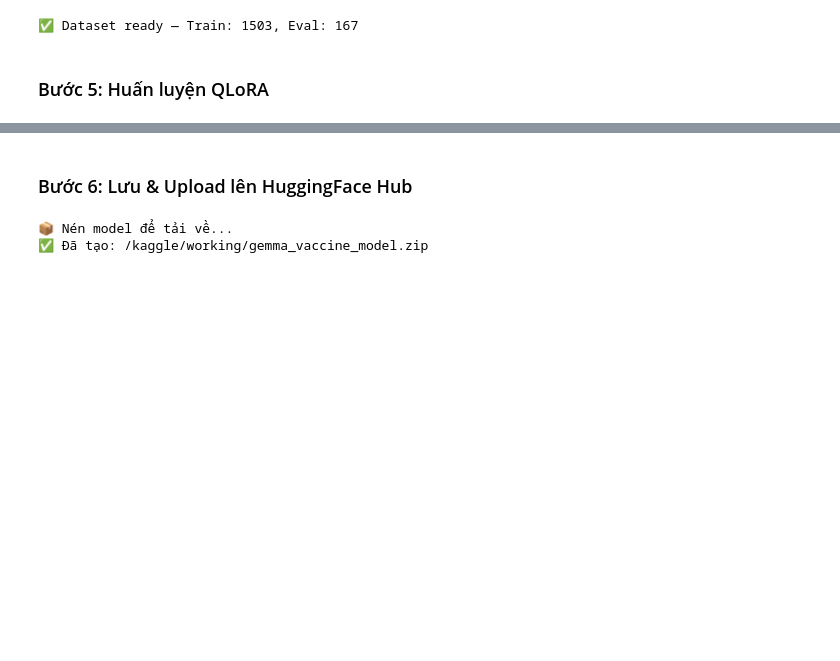
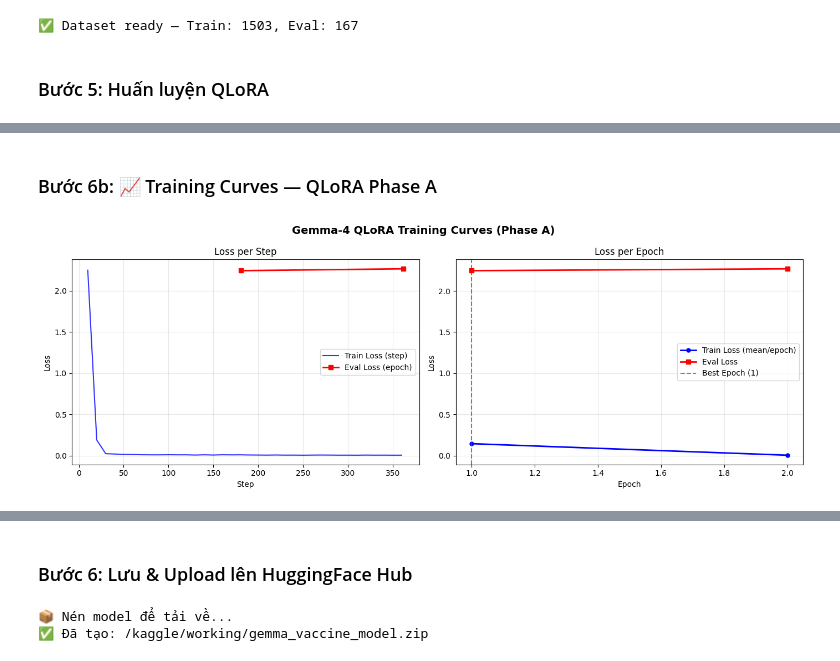
Before and after one commit to quynhphuong1209/VaccineNLP_Project, a Jupyter notebook: notebooks/vaccinenlp-gemma-4-qlora-multitask.ipynb, the cells around one changed output, grey strips where cells are left out. Drawn from its saved outputs; the diff is of its cells as text; code cells hidden in the pictures; blank space fills up the shorter version.

```diff
--- a/notebooks/vaccinenlp-gemma-4-qlora-multitask.ipynb
+++ b/notebooks/vaccinenlp-gemma-4-qlora-multitask.ipynb
@@ -347,2 +346,58 @@ Unsloth: Restored added_tokens_decoder metadata in /kaggle/working/gemma_qlora_x
 Unsloth: Restored added_tokens_decoder metadata in /kaggle/working/gemma_qlora_xai/final_model/tokenizer_config.json.
 ✅ Model đã lưu: /kaggle/working/gemma_qlora_xai/final_model
+# %% [markdown]
+### Bước 6b: 📈 Training Curves — QLoRA Phase A
+# %%
+# [CELL 6b] Training Curves — SFTTrainer log_history
+import matplotlib.pyplot as plt, numpy as np
+
+log_history = trainer.state.log_history
+train_logs = [(x["step"], x["loss"])      for x in log_history if "loss" in x and "eval_loss" not in x]
+eval_logs  = [(x["step"], x["eval_loss"]) for x in log_history if "eval_loss" in x]
+
+if not train_logs:
+    print("No training logs found")
+else:
+    fig, axes = plt.subplots(1, 2, figsize=(14, 5))
+    fig.suptitle("Gemma-4 QLoRA Training Curves (Phase A)", fontsize=14, fontweight="bold")
+
+    train_steps, train_loss = zip(*train_logs)
+    ax = axes[0]
+    ax.plot(train_steps, train_loss, "b-", lw=1.5, label="Train Loss (step)", alpha=0.8)
+    if eval_logs:
+        es, el = zip(*eval_logs)
+        ax.plot(es, el, "r-s", lw=2, ms=6, label="Eval Loss (epoch)")
+    ax.set(xlabel="Step", ylabel="Loss", title="Loss per Step")
+    ax.legend(); ax.grid(True, alpha=0.3)
+
+    total_steps  = trainer.state.max_steps
+    steps_per_ep = max(1, total_steps // TRAIN_EPOCHS)
+    epoch_means, epoch_nums = [], []
+    for ep in range(TRAIN_EPOCHS):
+        ep_losses = [l for s, l in train_logs if ep*steps_per_ep <= s < (ep+1)*steps_per_ep]
+        if ep_losses:
+            epoch_means.append(np.mean(ep_losses))
+            epoch_nums.append(ep + 1)
+
+    ax = axes[1]
+    if epoch_means:
+        ax.plot(epoch_nums, epoch_means, "b-o", lw=2, ms=5, label="Train Loss (mean/epoch)")
+    if eval_logs:
+        es, el = zip(*eval_logs)
+        ax.plot(list(range(1, len(el)+1)), el, "r-s", lw=2, ms=6, label="Eval Loss")
+        best_ep = int(np.argmin(el)) + 1
+        ax.axvline(best_ep, color="green", ls="--", alpha=0.7, label=f"Best Epoch ({best_ep})")
+    ax.set(xlabel="Epoch", ylabel="Loss", title="Loss per Epoch")
+    ax.legend(); ax.grid(True, alpha=0.3)
+
+    plt.tight_layout()
+    curve_path = f"{MODELS_SAVE_DIR}/training_curves.png"
+    plt.savefig(curve_path, dpi=150, bbox_inches="tight")
+    plt.show()
+    print(f"Saved: {curve_path}")
+    print(f"Total steps: {trainer.state.global_step} | Final train loss: {train_loss[-1]:.4f}")
+    if eval_logs:
+        best = min(zip(*eval_logs), key=lambda x: x[1])
+        print(f"Best eval loss: {best[1]:.4f} at step {best[0]}")
+# %% [output]
+[figure, added]
```
Also changed, not shown: parts of 19 cells of this notebook, 14 other files.
